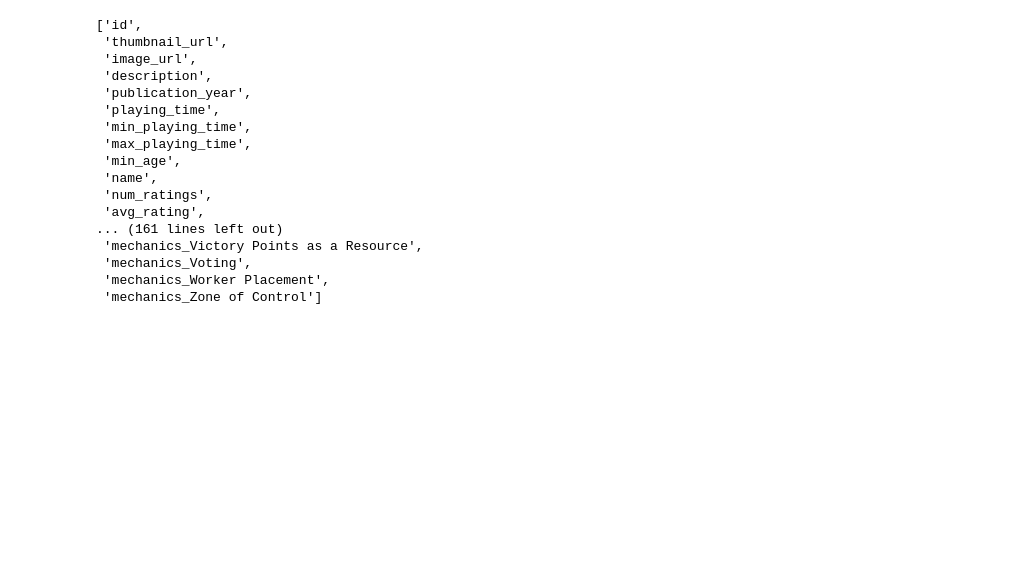
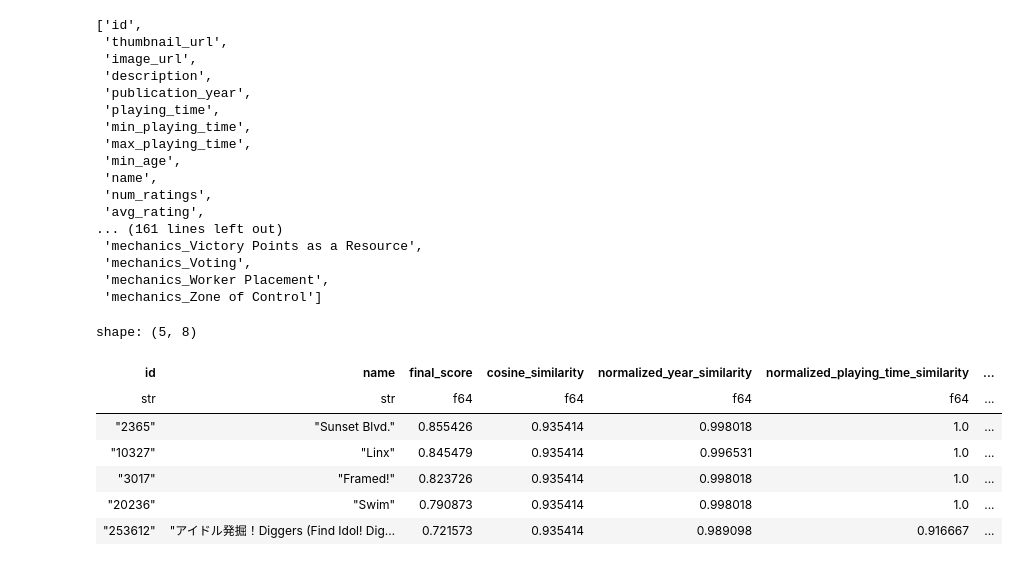
Before and after one commit to hugo-valdrez/boardom_buster, a Jupyter notebook: other.ipynb, the cells around one changed output. Cells and saved outputs as stored; diff of their text form; code cells hidden in the pictures; blank space fills up the shorter version.

```diff
--- a/other.ipynb
+++ b/other.ipynb
@@ -97,3 +107,21 @@ data.columns
  'mechanics_Voting',
  'mechanics_Worker Placement',
  'mechanics_Zone of Control']
+# %%
+from src.ml import BoardGameRecommender
+
+recommender = BoardGameRecommender()
+recommender.load_data()
+recommendations = recommender.recommend('65')
+# Now you'll see: id, name, final_score, cosine_similarity, etc.
+# %%
+recommendations
+# %% [output]
+shape: (5, 8)
+| id | name | final_score | cosine_similarity | normalized_year_similarity | normalized_playing_time_similarity | ... |
+| str | str | f64 | f64 | f64 | f64 | ... |
+| "2365" | "Sunset Blvd." | 0.855426 | 0.935414 | 0.998018 | 1.0 | ... |
+| "10327" | "Linx" | 0.845479 | 0.935414 | 0.996531 | 1.0 | ... |
+| "3017" | "Framed!" | 0.823726 | 0.935414 | 0.998018 | 1.0 | ... |
+| "20236" | "Swim" | 0.790873 | 0.935414 | 0.998018 | 1.0 | ... |
+| "253612" | "アイドル発掘！Diggers (Find Idol! Dig… | 0.721573 | 0.935414 | 0.989098 | 0.916667 | ... |
```
Also changed, not shown: parts of 7 cells of this notebook, 12 other files.
